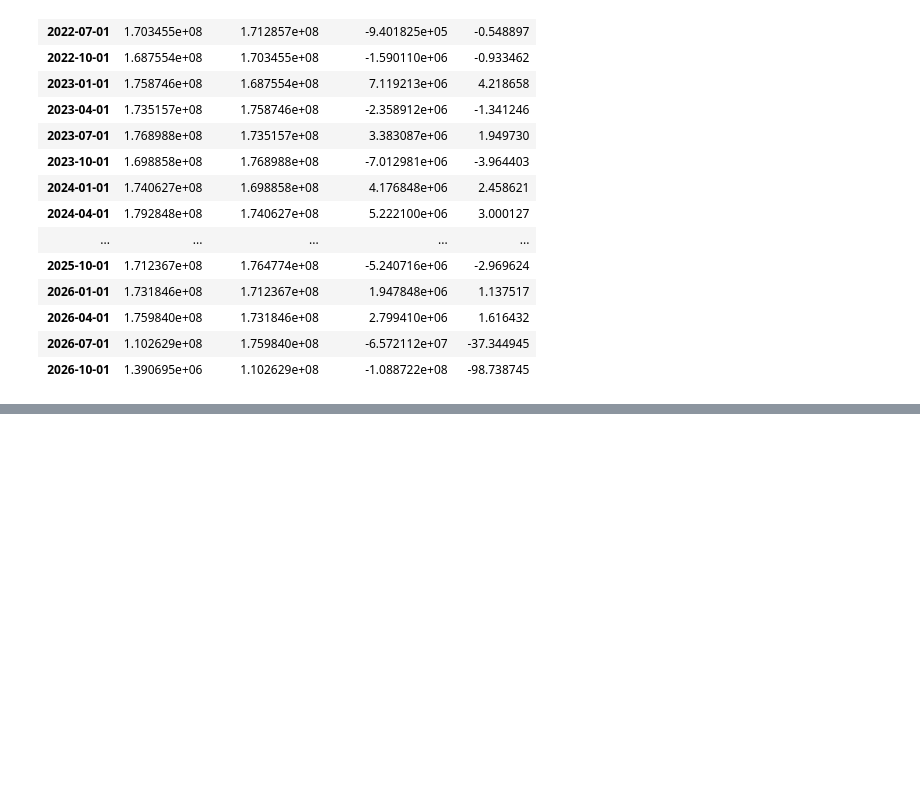
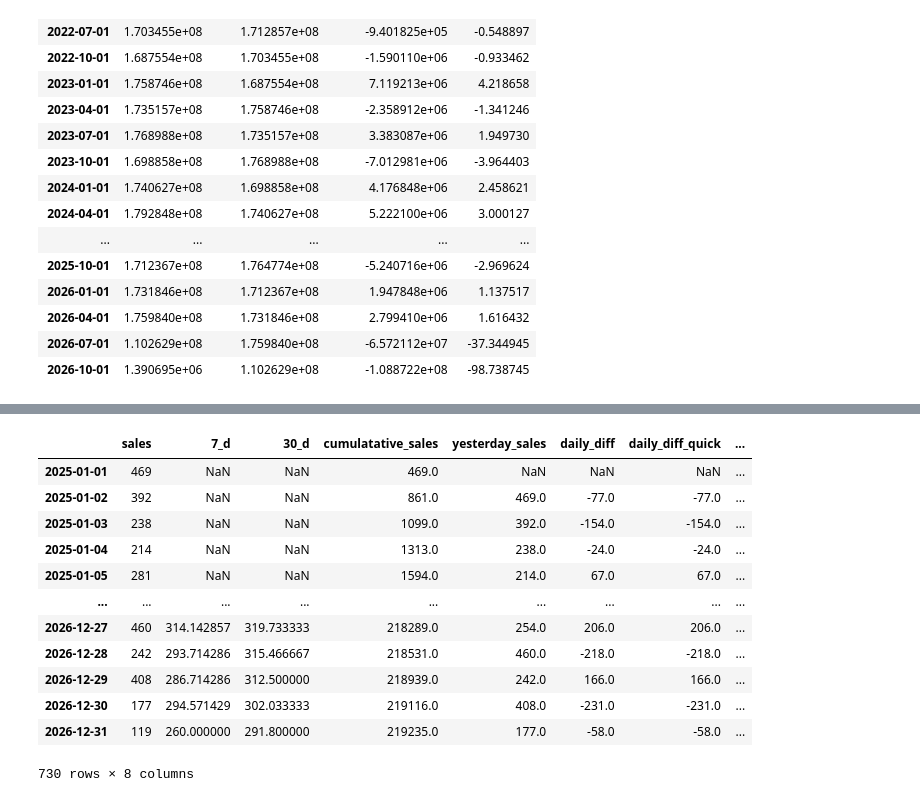
Before and after one commit to piyush8769/messy-ecommerce-analytics-dataset, a Jupyter notebook: practice.ipynb, the cells around one changed output, grey strips where cells are left out. Saved outputs shown, nothing was run; the diff lists cells and outputs as text; code cells hidden in the pictures; blank space fills up the shorter version.

```diff
--- a/practice.ipynb
+++ b/practice.ipynb
@@ -377,0 +483,6 @@ quarterly_sales_df
+# %%
+df1['yesterday_sales']=df1['sales'].shift(1)
+# %%
+df1['daily_diff']=df1['sales']-df1['yesterday_sales']
+# %%
+df1['daily_diff_quick']=df1['sales'].diff(1)
@@ -377,0 +505,18 @@ quarterly_sales_df
+# %%
+df1['day_over_day_growth']=df1['sales'].pct_change()*100
+# %%
+df1
+# %% [output]
+|  | sales | 7_d | 30_d | cumulatative_sales | yesterday_sales | daily_diff | daily_diff_quick | ... |
+| 2025-01-01 | 469 | NaN | NaN | 469.0 | NaN | NaN | NaN | ... |
+| 2025-01-02 | 392 | NaN | NaN | 861.0 | 469.0 | -77.0 | -77.0 | ... |
+| 2025-01-03 | 238 | NaN | NaN | 1099.0 | 392.0 | -154.0 | -154.0 | ... |
+| 2025-01-04 | 214 | NaN | NaN | 1313.0 | 238.0 | -24.0 | -24.0 | ... |
+| 2025-01-05 | 281 | NaN | NaN | 1594.0 | 214.0 | 67.0 | 67.0 | ... |
+| ... | ... | ... | ... | ... | ... | ... | ... | ... |
+| 2026-12-27 | 460 | 314.142857 | 319.733333 | 218289.0 | 254.0 | 206.0 | 206.0 | ... |
+| 2026-12-28 | 242 | 293.714286 | 315.466667 | 218531.0 | 460.0 | -218.0 | -218.0 | ... |
+| 2026-12-29 | 408 | 286.714286 | 312.500000 | 218939.0 | 242.0 | 166.0 | 166.0 | ... |
+| 2026-12-30 | 177 | 294.571429 | 302.033333 | 219116.0 | 408.0 | -231.0 | -231.0 | ... |
+| 2026-12-31 | 119 | 260.000000 | 291.800000 | 219235.0 | 177.0 | -58.0 | -58.0 | ... |
+730 rows × 8 columns
```
Also changed, not shown: parts of 14 cells of this notebook.
